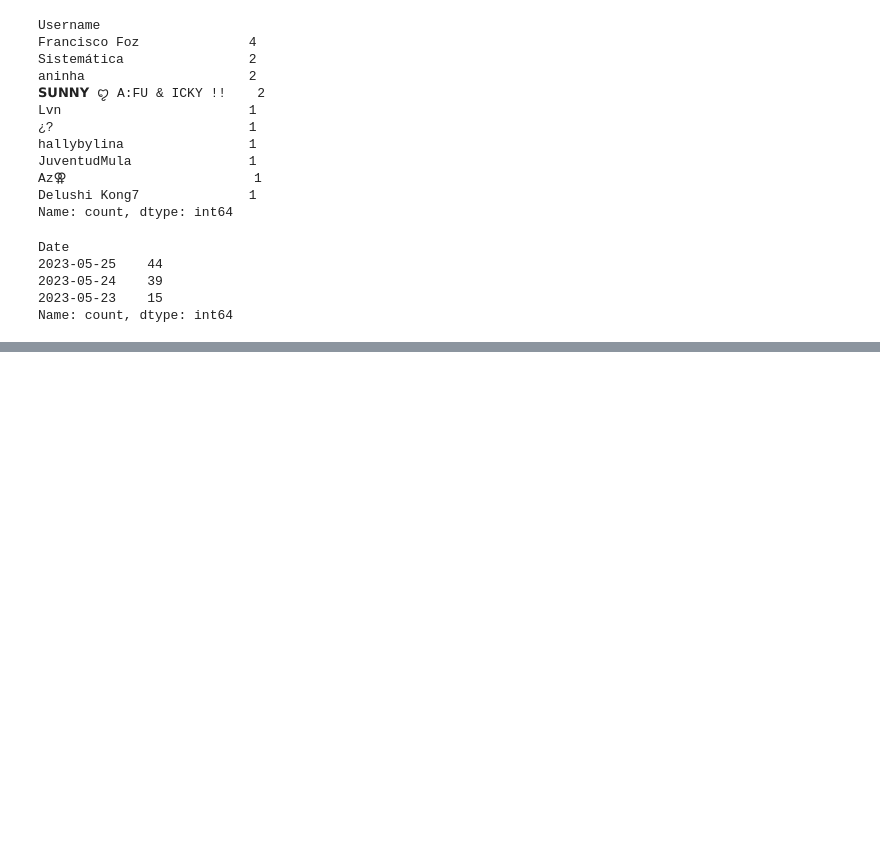
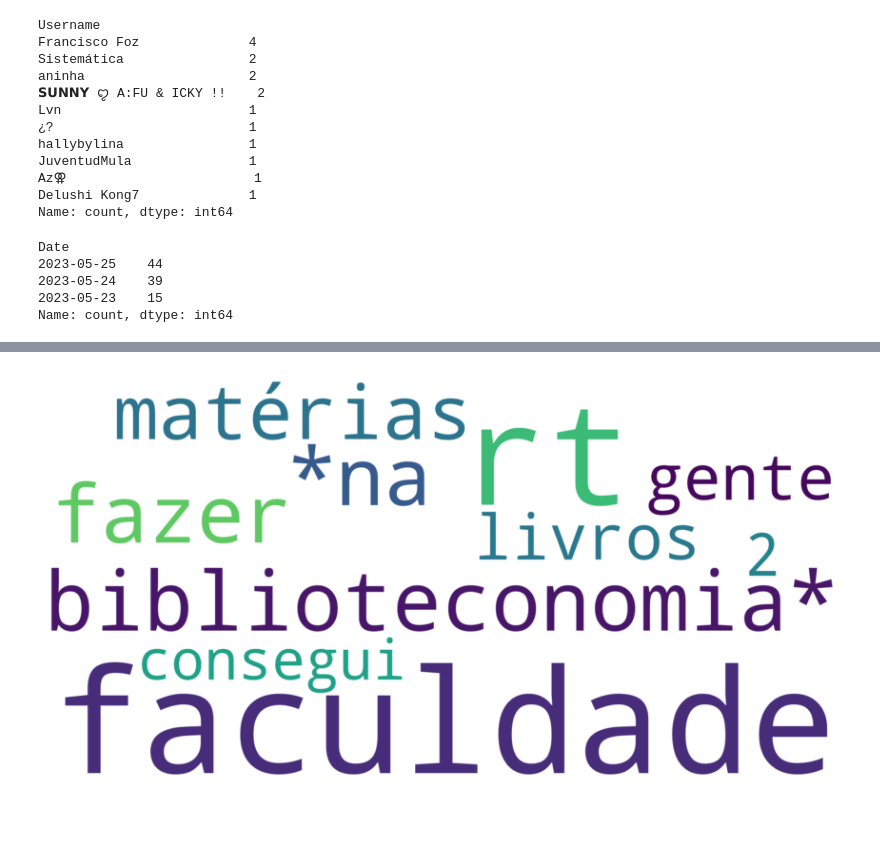
Before and after one commit to FranciscoFoz/programming-training, a Jupyter notebook: 12 - Pacotes Python/tweepy/anaĺise_tweets.ipynb, the cells around one changed output, grey strips where cells are left out. Drawn from its saved outputs; the diff is of its cells as text; code cells hidden in the pictures; blank space fills up the shorter version.

Commit message:
Analise tweet continuando

```diff
--- a/12 - Pacotes Python/tweepy/anaĺise_tweets.ipynb
+++ b/12 - Pacotes Python/tweepy/anaĺise_tweets.ipynb
@@ -88,6 +61,4 @@ Name: Tweet, Length: 98, dtype: object
 # %%
-lista_palavras = []
-
+palavras_tweets = []
 for tweet in tweets_biblioteconomia['Tweet']:
-    for palavra in tweet.split():
-        lista_palavras.append(palavra)
+    palavras_tweets.extend(tweet.split())
@@ -113,0 +85,14 @@ lista_palavras
+# %%
+stop_words = stopwords.words('portuguese')
+termos_excluidos = ['-','la','el','tipo','biblioteconomia','na','pra','en','na']
+
+stop_words.extend(termos_excluidos)
+# %%
+palavras_tweets_sem_stopwords = []
+
+for palavra in palavras_tweets:
+    if palavra not in stop_words:
+        palavras_tweets_sem_stopwords.append(palavra)
+# %%
+frequencia_palavras = FreqDist(palavras_tweets_sem_stopwords)
+sorted(dict(frequencia_palavras).items(), key=lambda x: x[1], reverse=True)
@@ -114,16 +117,17 @@ lista_palavras
 # %%
-# Remover stopwords dos tweets
-stop_words = set(stopwords.words('portuguese'))
-df['Tweet'].apply(lambda x: ' '.join([word for word in x.split() if word.lower() not in stop_words]))
-
-# Concatenar todos os tweets em um único texto
-all_tweets_text = ' '.join(df['Tweet'])
-
 # Criar a nuvem de palavras
-wordcloud = WordCloud(width=800, height=400, background_color='white').generate(all_tweets_text)
+wordcloud = WordCloud(stopwords=stop_words,
+                      background_color="white",
+                      width=1920,
+                      height=1080,
+                      max_words=10,
+                      prefer_horizontal=1).generate_from_frequencies(frequencia_palavras)
+frequencia_palavras
 
 # Plotar a nuvem de palavras
-plt.figure(figsize=(10, 5))
+plt.figure(figsize=(15, 10))
 plt.imshow(wordcloud, interpolation='bilinear')
 plt.axis('off')
 plt.show()
+# %% [output]
+[figure, added]
```
Also changed, not shown: parts of 7 cells of this notebook.
